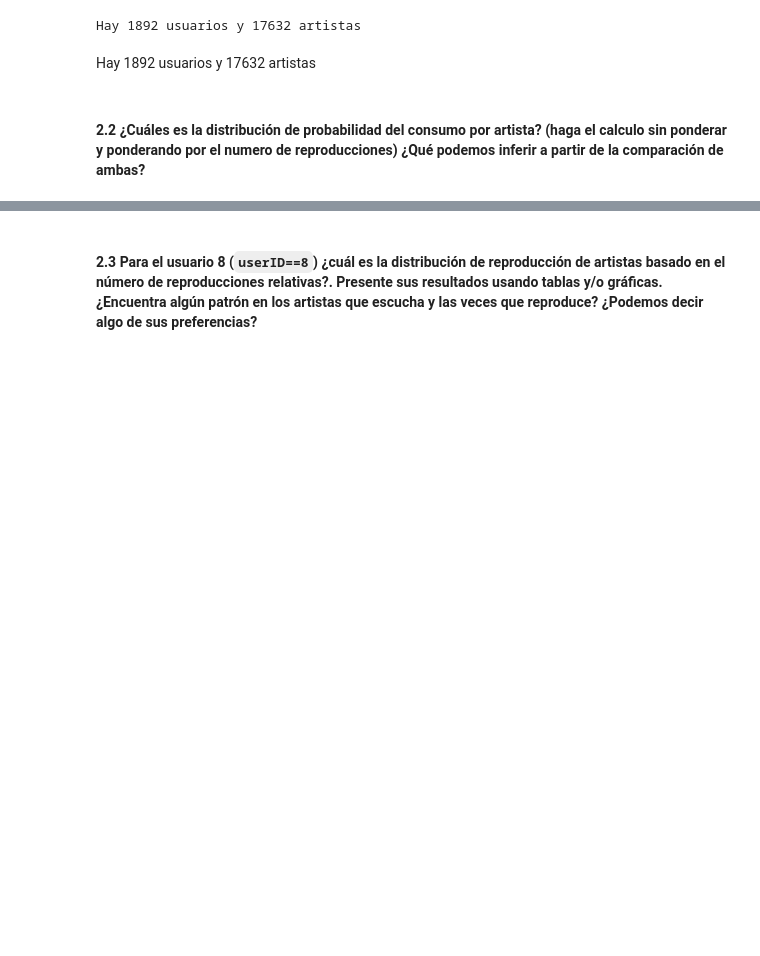
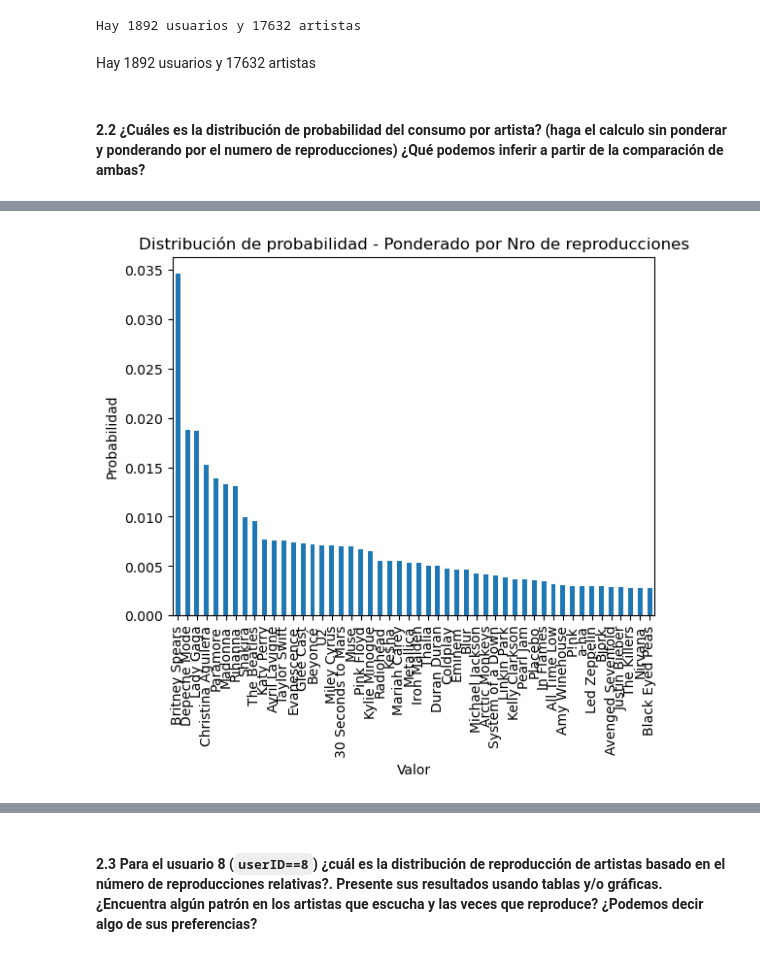
Before and after one commit to sebastian23escobar/Aprendizaje_no_supervisado, a Jupyter notebook: Taller3/S5_LC_Taller_Colab.ipynb, the cells around one changed output, grey strips where cells are left out. Saved outputs shown, nothing was run; the diff lists cells and outputs as text; code cells hidden in the pictures; blank space fills up the shorter version.

```diff
--- a/Taller3/S5_LC_Taller_Colab.ipynb
+++ b/Taller3/S5_LC_Taller_Colab.ipynb
@@ -117 +123,12 @@ Hay 1892 usuarios y 17632 artistas
+# %%
+# Filtramos los primeros 50 artistas para poder visualizar mejor, con poderación.
+top_artistapond = distribucionartistapond.nlargest(50)
+
+top_artistapond.plot(kind='bar')
+plt.ylabel('Probabilidad')
+plt.xlabel('Valor')
+plt.title('Distribución de probabilidad - Ponderado por Nro de reproducciones')
+plt.show()
+# %% [output]
+[figure, added]
 # %% [markdown]
```
Also changed, not shown: parts of 10 cells of this notebook.
